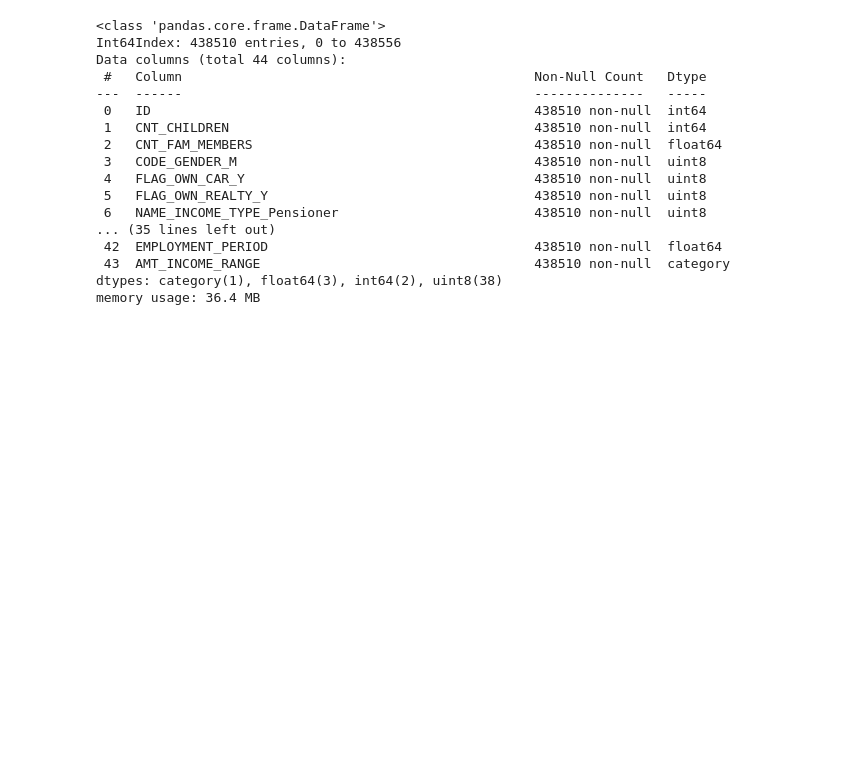
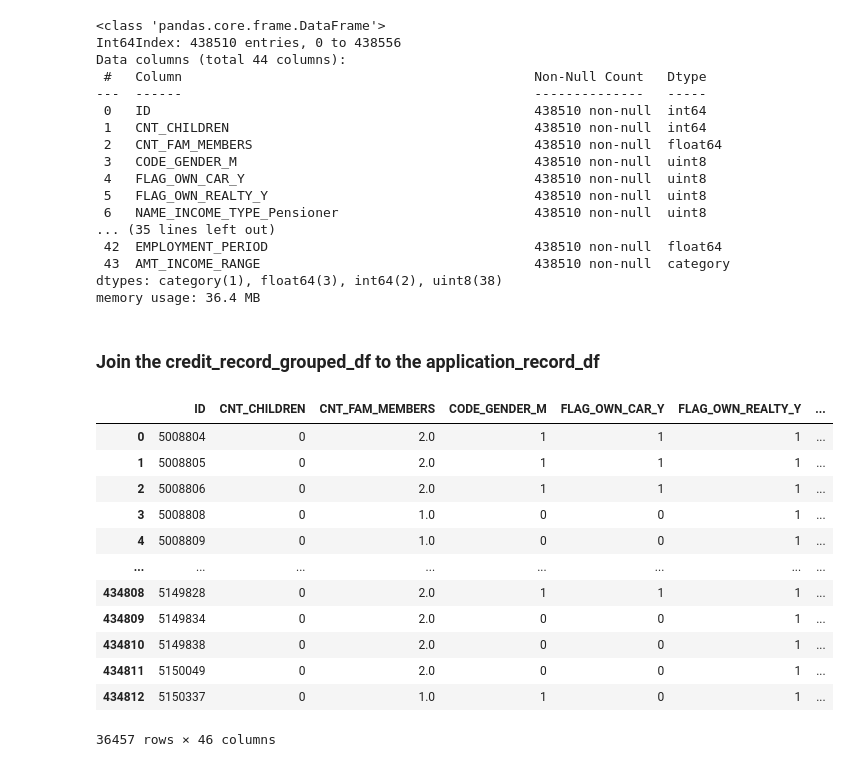
Before and after one commit to summerginger/DataSweeper_Project, a Jupyter notebook: Kaggle_Dataframe_Structures.ipynb, the cells around one changed output. Saved outputs shown, nothing was run; the diff lists cells and outputs as text; code cells hidden in the pictures; blank space fills up the shorter version.

```diff
--- a/Kaggle_Dataframe_Structures.ipynb
+++ b/Kaggle_Dataframe_Structures.ipynb
@@ -105,0 +119,7 @@ dtype: int64
+# %%
+#Calculate the age of each MONTH_BALANCE &
+credit_record_df['Months_from_Today']= credit_record_df['MONTHS_BALANCE']* -1
+# %%
+# Sort by ID and Months_from_Today
+credit_record_df = credit_record_df.sort_values(['ID','Months_from_Today'], ascending=True)
+credit_record_df
@@ -105,0 +140,7 @@ dtype: int64
+# %%
+# STATUS X & C have the same meanings, i.e. the applicant did not carry any outstanding amount. So, these 2 can be combined and classified as "Good: 1"
+# STATUS 0, 1, 2, 3, 4, 5 can be classified together as they are all of type past due. Can be combined as "Bad: 0"
+
+credit_record_df['STATUS'].replace({'C':1, 'X':1}, inplace=True)
+credit_record_df['STATUS'] = credit_record_df['STATUS'].astype('int')
+credit_record_df['STATUS'] = credit_record_df['STATUS'].apply(lambda x:1 if x>= 2 else 0)
@@ -105,0 +172,4 @@ dtype: int64
+# %%
+# Group by ID
+credit_record_grouped_df = credit_record_df.groupby('ID').agg(max).reset_index()
+credit_record_grouped_df
@@ -274,3 +359,23 @@ Data columns (total 44 columns):
  43  AMT_INCOME_RANGE                                   438510 non-null  category
 dtypes: category(1), float64(3), int64(2), uint8(38)
 memory usage: 36.4 MB
+# %% [markdown]
+### Join the credit_record_grouped_df to the application_record_df
+# %%
+credit_application_df = application_record_df.join(credit_record_grouped_df.set_index('ID'), on='ID', how='inner')
+credit_application_df.drop(['MONTHS_BALANCE'], axis=1, inplace=True)
+credit_application_df
+# %% [output]
+|  | ID | CNT_CHILDREN | CNT_FAM_MEMBERS | CODE_GENDER_M | FLAG_OWN_CAR_Y | FLAG_OWN_REALTY_Y | ... |
+| 0 | 5008804 | 0 | 2.0 | 1 | 1 | 1 | ... |
+| 1 | 5008805 | 0 | 2.0 | 1 | 1 | 1 | ... |
+| 2 | 5008806 | 0 | 2.0 | 1 | 1 | 1 | ... |
+| 3 | 5008808 | 0 | 1.0 | 0 | 0 | 1 | ... |
+| 4 | 5008809 | 0 | 1.0 | 0 | 0 | 1 | ... |
+| ... | ... | ... | ... | ... | ... | ... | ... |
+| 434808 | 5149828 | 0 | 2.0 | 1 | 1 | 1 | ... |
+| 434809 | 5149834 | 0 | 2.0 | 0 | 0 | 1 | ... |
+| 434810 | 5149838 | 0 | 2.0 | 0 | 0 | 1 | ... |
+| 434811 | 5150049 | 0 | 2.0 | 0 | 0 | 1 | ... |
+| 434812 | 5150337 | 0 | 1.0 | 1 | 0 | 1 | ... |
+36457 rows × 46 columns
```
Also changed, not shown: parts of 7 cells of this notebook.
